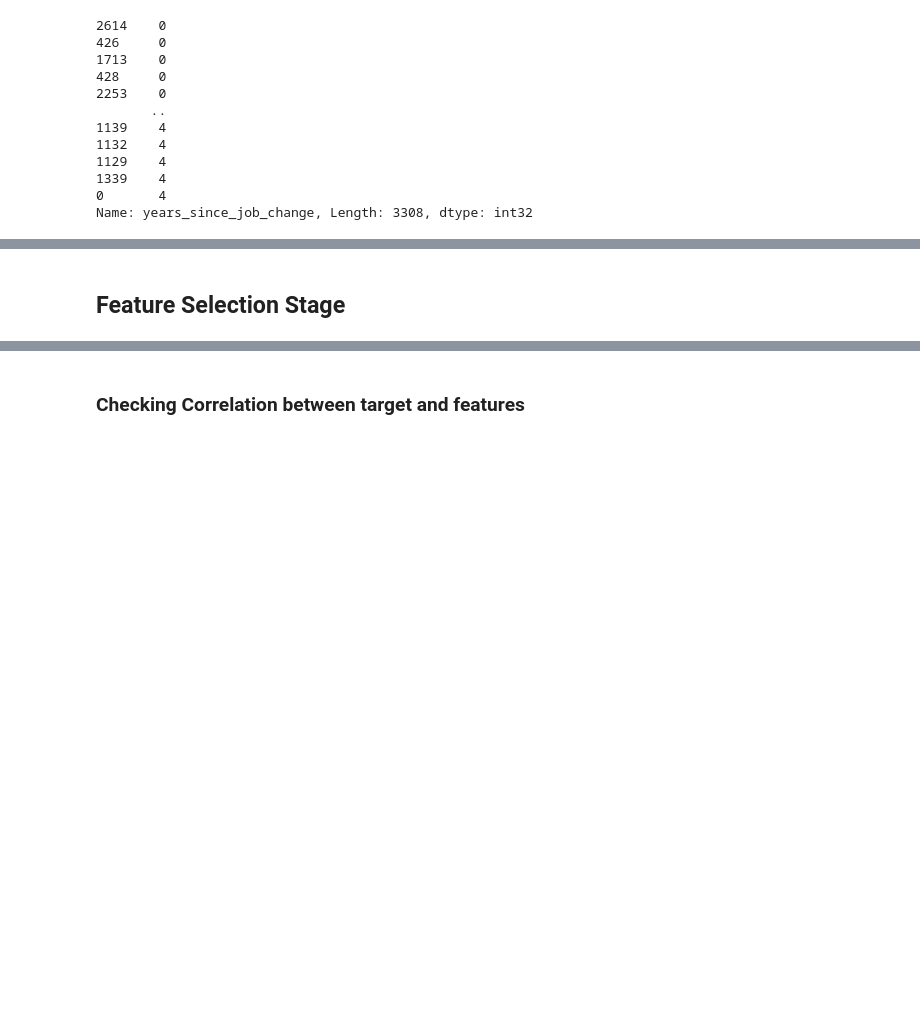
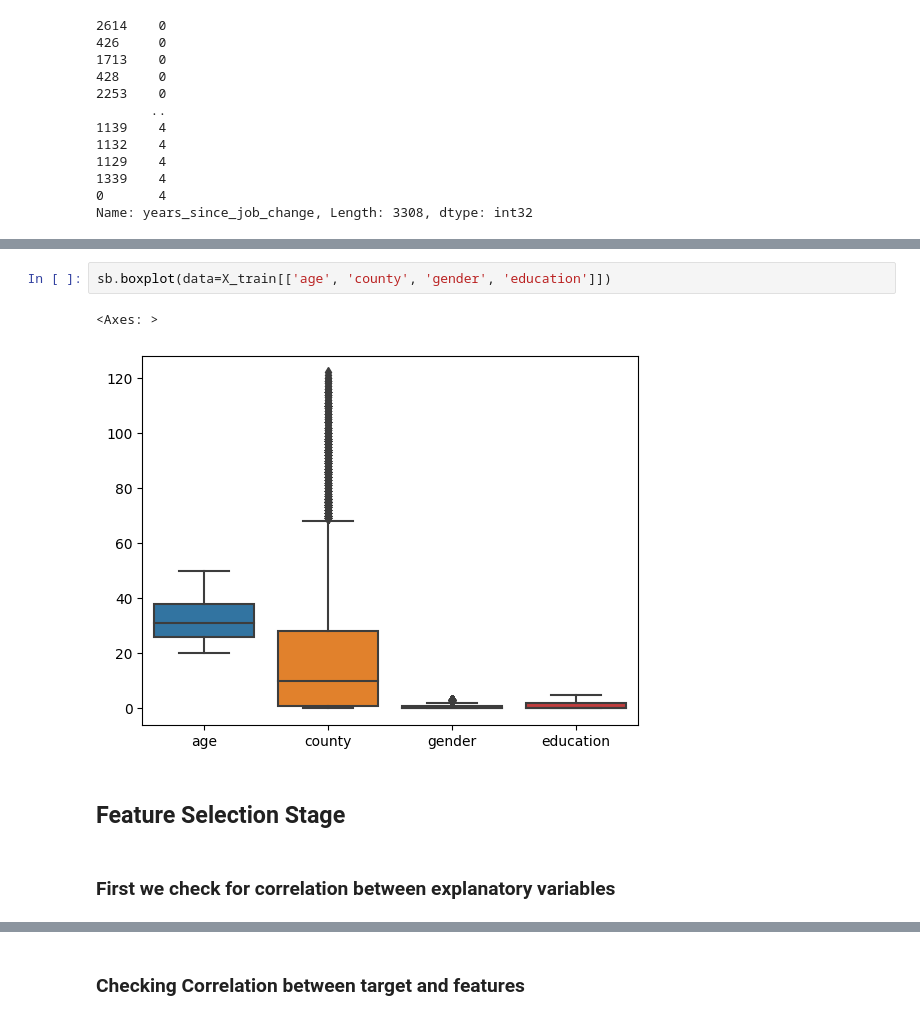
Before and after one commit to kora11e/Regression-and-Classification-ML-models, a Jupyter notebook: classification_model.ipynb, the cells around one changed output, grey strips where cells are left out. Cells and saved outputs as stored; diff of their text form; blank space fills up the shorter version.

```diff
--- a/classification_model.ipynb
+++ b/classification_model.ipynb
@@ -217,3 +226,10 @@ dtype: object
+# %%
+sb.boxplot(data=X_train[['age', 'county', 'gender', 'education']])
+# %% [output]
+<Axes: >
+[figure, added]
 # %% [markdown]
 <h2>Feature Selection Stage</h2>
+# %% [markdown]
+<h3>First we check for correlation between explanatory variables</h3>
 # %%
```
Also changed, not shown: parts of 76 cells of this notebook, 4 other files.
